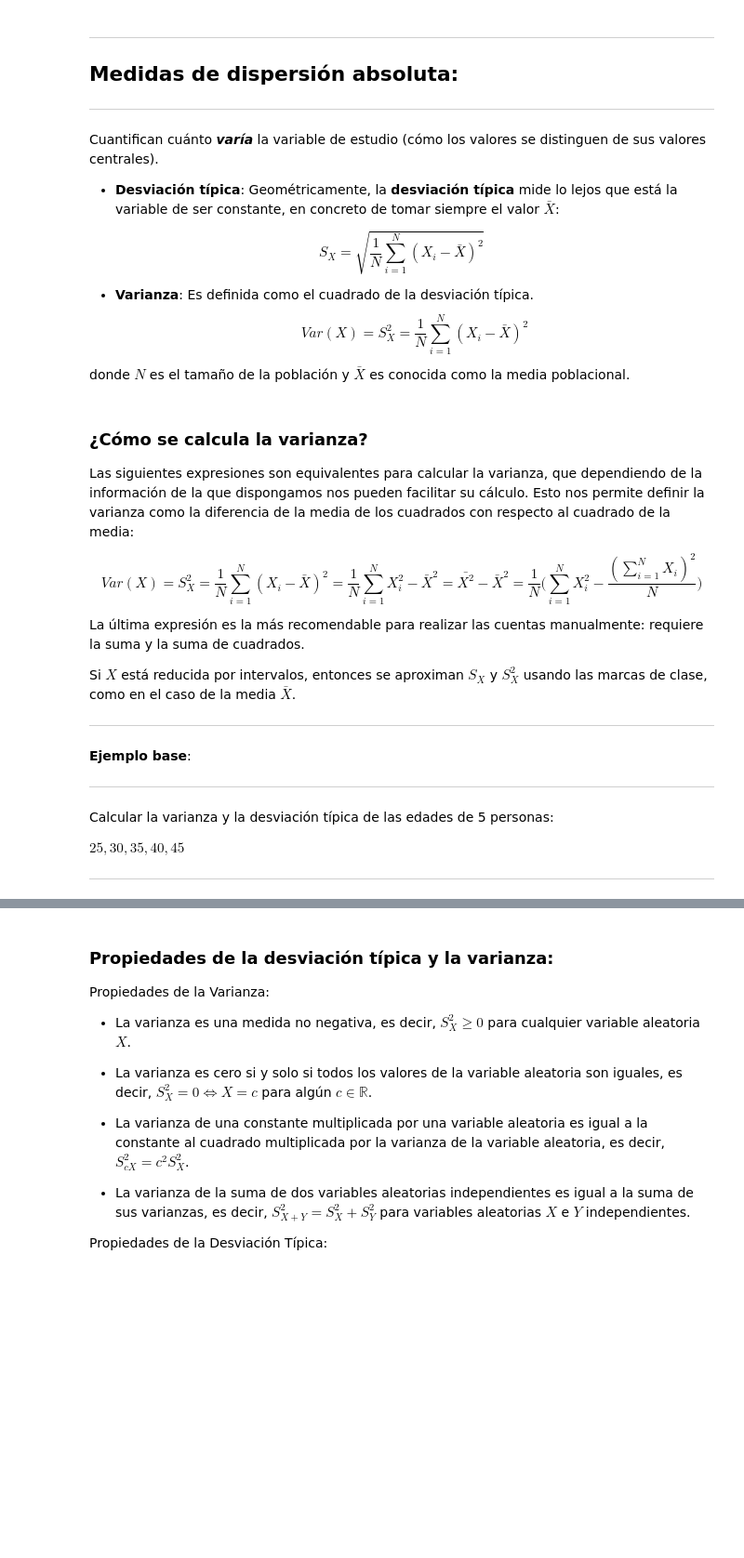
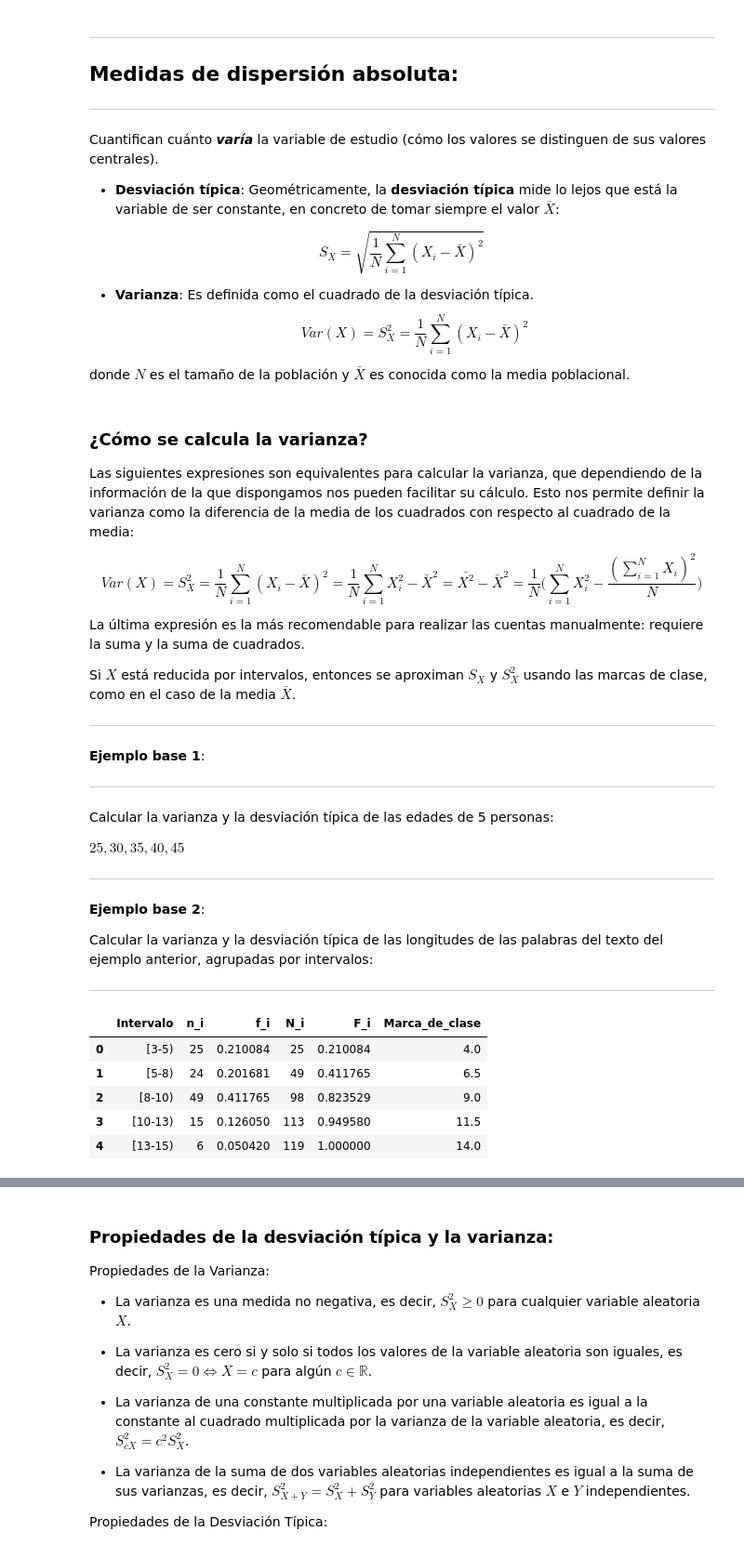
Before and after one commit to ednavivianasegura/Curso_PLN, a Jupyter notebook: Curso_PLN_UR.ipynb, the cells around one changed output, grey strips where cells are left out. Shown at 93% size. Cells and saved outputs as stored; diff of their text form; code cells hidden in the pictures; blank space fills up the shorter version.

```diff
--- a/Curso_PLN_UR.ipynb
+++ b/Curso_PLN_UR.ipynb
@@ -1464,7 +1845,7 @@ Si $X$ está reducida por intervalos, entonces se aproximan $S_{X}$ y $S_{X}^{2}
 
 
 ***
-**Ejemplo base**:
+**Ejemplo base 1**:
 ***
 
 Calcular la varianza y la desviación típica de las edades de 5 personas:
@@ -1472,6 +1853,23 @@ Calcular la varianza y la desviación típica de las edades de 5 personas:
 $25, 30, 35, 40, 45$
 
 ***
+
+
+**Ejemplo base 2**:
+
+Calcular la varianza y la desviación típica de las longitudes de las palabras del texto del ejemplo anterior, agrupadas por intervalos:
+
+***
+# %%
+# @title Longitudes agrupadas por intervalos: ¿Cuál es la varianza y la desviación típica?
+display(tabla_frecuencias_eje3)
+# %% [output]
+|  | Intervalo | n_i | f_i | N_i | F_i | Marca_de_clase |
+| 0 | [3-5) | 25 | 0.210084 | 25 | 0.210084 | 4.0 |
+| 1 | [5-8) | 24 | 0.201681 | 49 | 0.411765 | 6.5 |
+| 2 | [8-10) | 49 | 0.411765 | 98 | 0.823529 | 9.0 |
+| 3 | [10-13) | 15 | 0.126050 | 113 | 0.949580 | 11.5 |
+| 4 | [13-15) | 6 | 0.050420 | 119 | 1.000000 | 14.0 |
 # %%
 # @title ***Ejemplo de cálculo de varianza y desviación típica:*** El propósito de este ejercicio es calcular la varianza y la desviación estándar de la longitud de las palabras del texto dado. Utilizaremos el mismo texto de ejemplo de los ejercicios anteriores y realizaremos los cálculos paso a paso.
 
```
Also changed, not shown: parts of 44 cells of this notebook.
